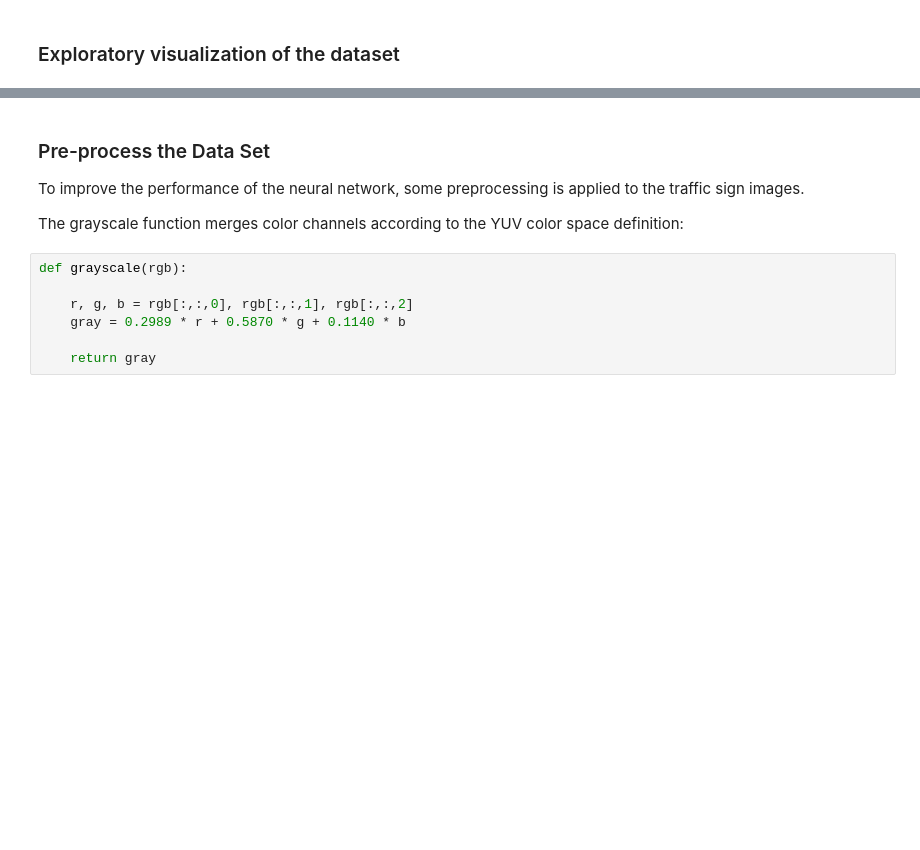
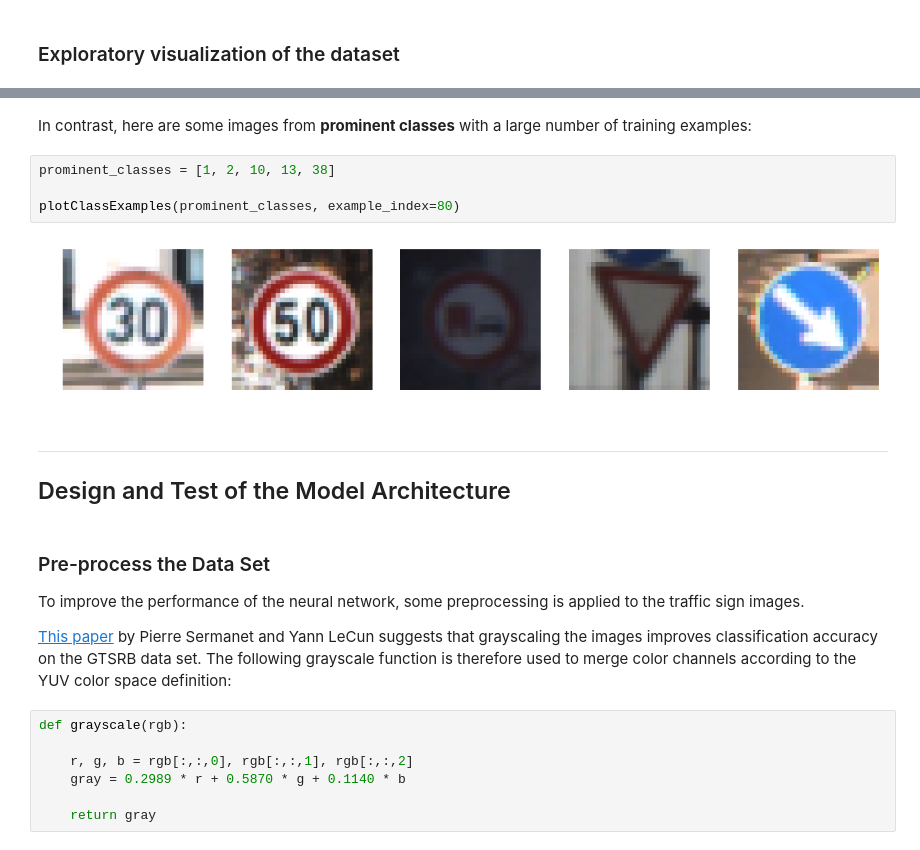
Before and after one commit to Corni33/CarND_P2_TrafficSigns, a Jupyter notebook: Traffic_Sign_Classifier.ipynb, the cells around one changed output, grey strips where cells are left out. Cells and saved outputs as stored; diff of their text form; blank space fills up the shorter version.

```diff
--- a/Traffic_Sign_Classifier.ipynb
+++ b/Traffic_Sign_Classifier.ipynb
@@ -109,9 +109,22 @@ Here is an example of a [published baseline model on this problem](http://yann.l
+# %% [markdown]
+In contrast, here are some images from **prominent classes** with a large number of training examples:
+# %%
+prominent_classes = [1, 2, 10, 13, 38]
+
+plotClassExamples(prominent_classes, example_index=80)
+# %% [output]
+[figure, added]
+# %% [markdown]
+----
+
+## Design and Test of the Model Architecture
 # %% [markdown]
 ### Pre-process the Data Set
 
 To improve the performance of the neural network, some preprocessing is applied to the traffic sign images.
 
-The grayscale function merges color channels according to the YUV color space definition:
+[This paper](http://yann.lecun.com/exdb/publis/pdf/sermanet-ijcnn-11.pdf) by Pierre Sermanet and Yann LeCun suggests that grayscaling the images improves classification accuracy on the GTSRB data set.
+The following grayscale function is therefore used to merge color channels according to the YUV color space definition:
 # %%
 def grayscale(rgb):
 
```
Also changed, not shown: parts of 37 cells of this notebook.
